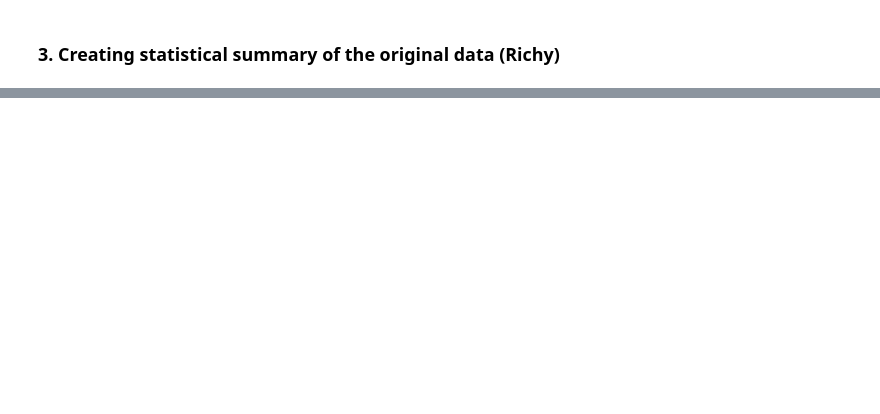
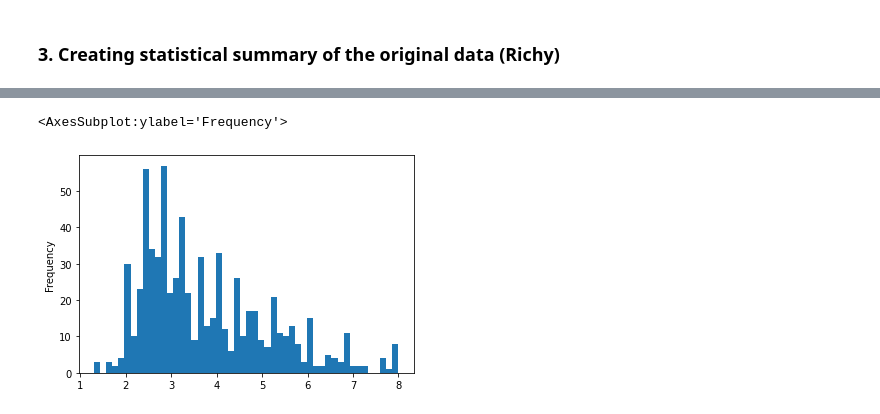
Before and after one commit to neneninja97/liveable_london, a Jupyter notebook: data_pre_processing.ipynb, the cells around one changed output, grey strips where cells are left out. Cells and saved outputs as stored; diff of their text form; code cells hidden in the pictures; blank space fills up the shorter version.

```diff
--- a/data_pre_processing.ipynb
+++ b/data_pre_processing.ipynb
@@ -239,3 +453,6 @@ all_data.Unemployment_rate_2013.plot.hist(bins=50)
 # %%
-all_data.Crime_rate_2013.plot.hist(bins=50)
+normalised_all_data_final.ptal_2013.plot.hist(bins=50)
+# %% [output]
+<AxesSubplot:ylabel='Frequency'>
+[figure, added]
 # %%
```
Also changed, not shown: parts of 60 cells of this notebook.
